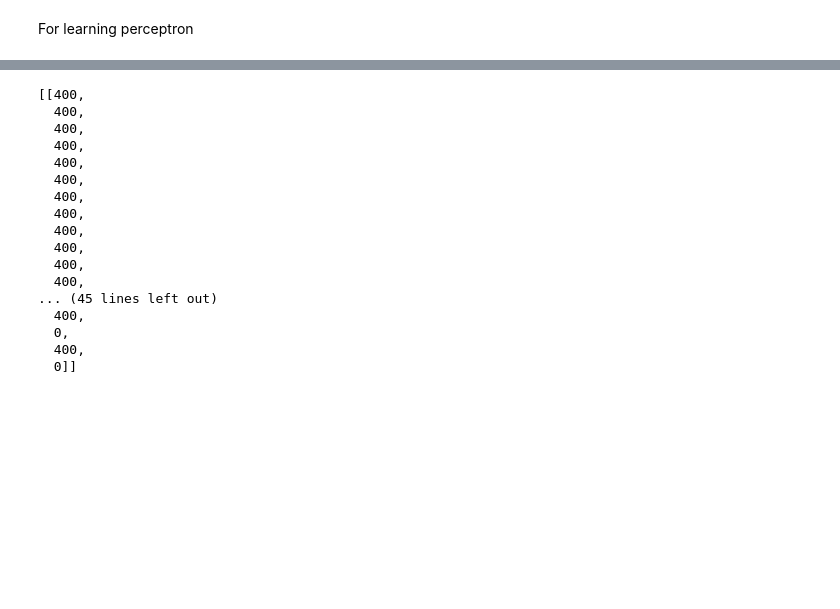
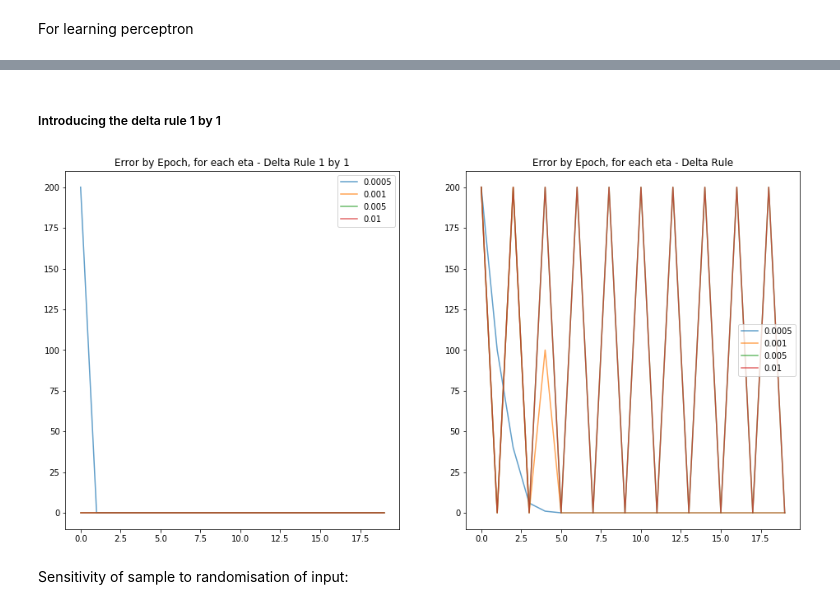
Before and after one commit to romainrey/ANN_DD2437, a Jupyter notebook: Labs_Code/Romain/Labs1.ipynb, the cells around one changed output, grey strips where cells are left out. Saved outputs shown, nothing was run; the diff lists cells and outputs as text; code cells hidden in the pictures; blank space fills up the shorter version.

```diff
--- a/Labs_Code/Romain/Labs1.ipynb
+++ b/Labs_Code/Romain/Labs1.ipynb
@@ -310,20 +312,39 @@ plt.show()
-# %%
-error_dr_list
-# %% [output]
-[[400,
-  400,
-  400,
-  400,
-  400,
-  400,
-  400,
-  400,
-  400,
-  400,
-  400,
-  400,
-... (45 lines left out)
-  400,
-  0,
-  400,
-  0]]
+# %% [markdown]
+##### Introducing the delta rule 1 by 1
+# %%
+def delta_rule_1by1(pattern, target, weights, eta):
+    delta_weights = - eta * (sum([pattern[i]*weights[0,i] for i in range(len(pattern))] - target)) * pattern.T
+    return(delta_weights)
+
+def delta_rule_epochs_1by1(epochs, patterns, targets, weights, eta):
+    new_weights = np.array(weights)
+    error_class = []
+    weights_list = np.array(weights)
+    for i in range(epochs):
+        for j in range(len(patterns[0,:])):
+            delta_weights = delta_rule_1by1(patterns[:,j], targets[j], new_weights, eta)
+            new_weights += delta_weights
+        error_class.append(int(np.sum(abs(np.sign(new_weights @ patterns) - targets))))
+        weights_list = np.concatenate([weights_list,new_weights])
+    return(new_weights, error_class, weights_list)
+# %%
+etas = [0.0005, 0.001 ,0.005, 0.01]
+fig, axs = plt.subplots(1,2, figsize=(16, 8))
+
+for eta in etas:
+    new_weights_dr_1by1, error_1by1, weights_list_1by1 = delta_rule_epochs_1by1(epochs = 20, patterns= dataset_biais,
+                                                      targets=classes,weights= weights,eta=eta)
+    new_weights_dr, error_dr, weights_list_dr = delta_rule_epochs_2(epochs = 20, patterns= dataset_biais,
+                                                      targets=classes,weights= weights,eta=eta)
+    axs[0].plot([i for i in range(len(error_1by1))], error_1by1, label = eta, alpha = 0.7)
+    axs[1].plot([i for i in range(len(error_dr))], error_dr, label = eta, alpha = 0.7)
+
+axs[0].legend()
+axs[0].set_title('Error by Epoch, for each eta - Delta Rule 1 by 1')
+axs[1].legend()
+axs[1].set_title('Error by Epoch, for each eta - Delta Rule')
+plt.show()
+# %% [output]
+[figure, added]
+# %% [markdown]
+Sensitivity of sample to randomisation of input:
```
Also changed, not shown: parts of 18 cells of this notebook.
